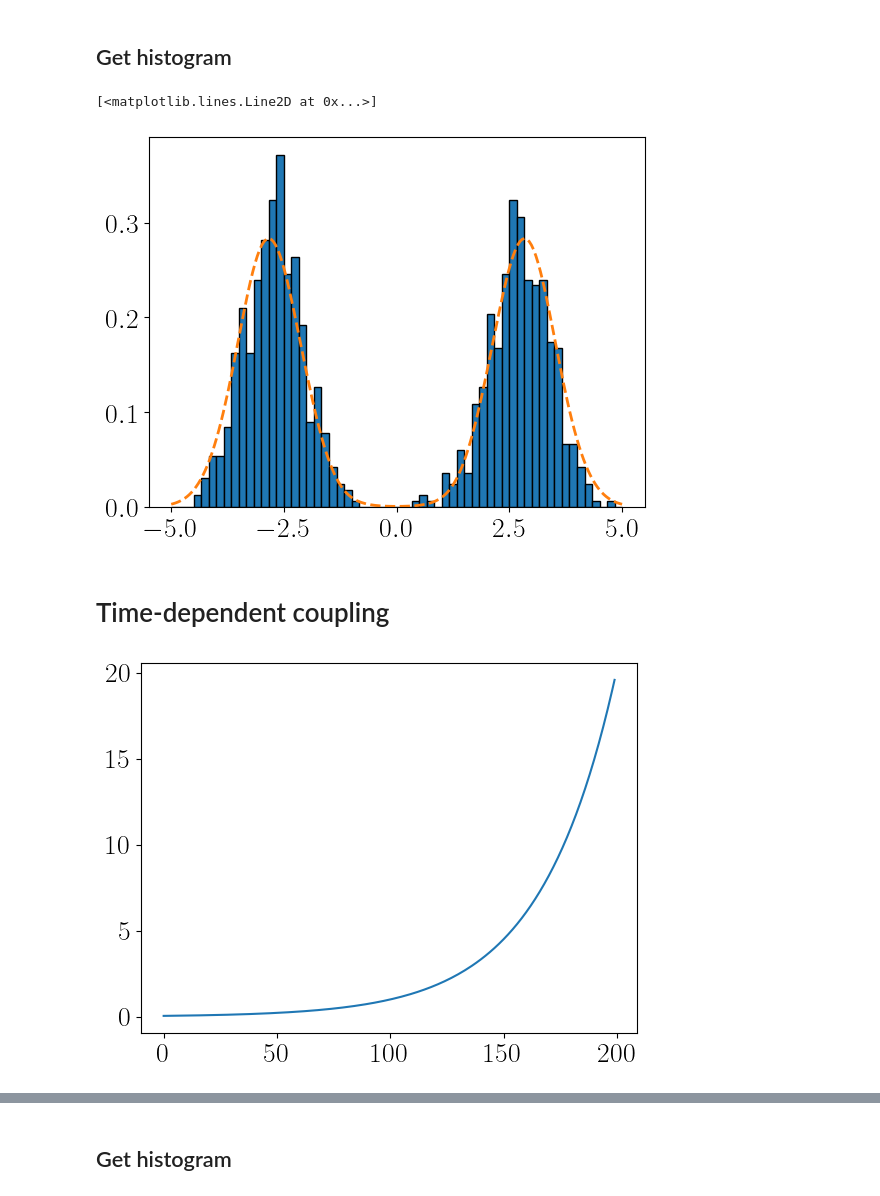
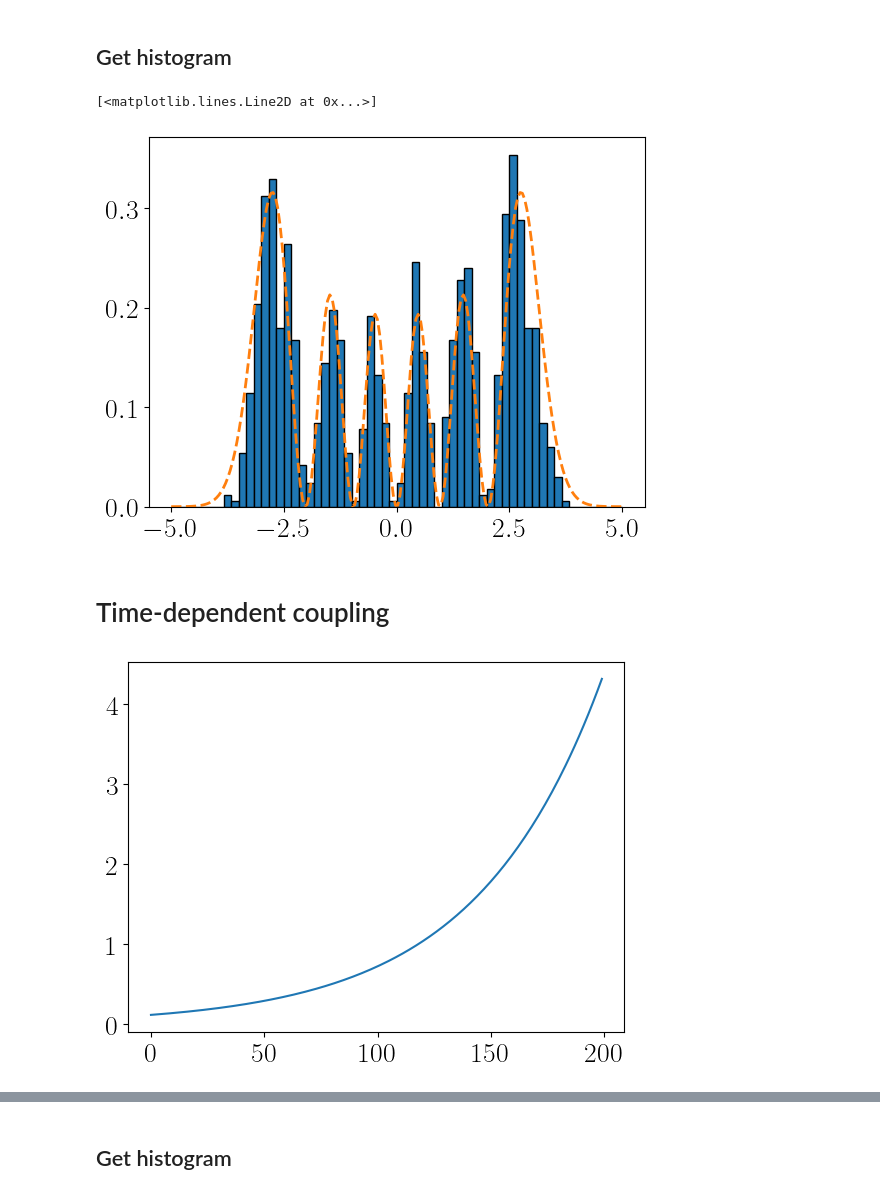
Before and after one commit to ingstra/qubitdyne, a Jupyter notebook: constant_vs_timedep.ipynb, the cells around one changed output, grey strips where cells are left out. Cells and saved outputs as stored; diff of their text form; code cells hidden in the pictures.

```diff
--- a/constant_vs_timedep.ipynb
+++ b/constant_vs_timedep.ipynb
@@ -38,6 +38,7 @@ alpha = 2
 initial_cavity = (coherent(N, alpha) + coherent(N,-alpha)).unit()
 
 #initial_cavity = (fock(N, 1) + fock(N,2)).unit()
+initial_cavity = fock(N,5)
 
 psi0 = tensor(initial_cavity, basis(2,0))
 
@@ -68,7 +69,7 @@ def rotateXY(theta,rotangl):
 Nmeas = 200
 
 
-dt = 0.5
+dt = 0.3
 
 nsteps = np.linspace(0,Nmeas-1,Nmeas)
 tlist = nsteps*dt
@@ -239,24 +239,27 @@ marginal = np.trapz(W,x, axis=0)
 plt.plot(x, marginal, 'C1--',linewidth=2)
 # %% [output]
 [<matplotlib.lines.Line2D at 0x...>]
-[figure, old version]
+[figure, new version]
 # %% [markdown]
 # Time-dependent coupling
 # %%
 expspeed=0.06 # pick suitable scaling (will be state dependent)
 
 def g_timedep_exp(step):
-    return 0.05*np.exp(expspeed*step*dt)
+    return 0.12*np.exp(expspeed*step*dt)
 
+speed = 0.05
+def g_timedep_lin(step):
+    return (speed*step)**2
 
 g_timedep = g_timedep_exp
 
 g_timedep_list = np.array([g_timedep(i) for i in range(Nmeas)])
-U_ints = [U_interact(g_timedep_list[i]) for i in range(Nmeas)]
+U_ints_timedep = [U_interact(g_timedep_list[i]) for i in range(Nmeas)]
 
 plt.plot(g_timedep_list);
 # %% [output]
-[figure, old version]
+[figure, new version]
 # %%
 # Find weights by solving unconditional ME
 
```
Also changed, not shown: parts of 10 cells of this notebook.
